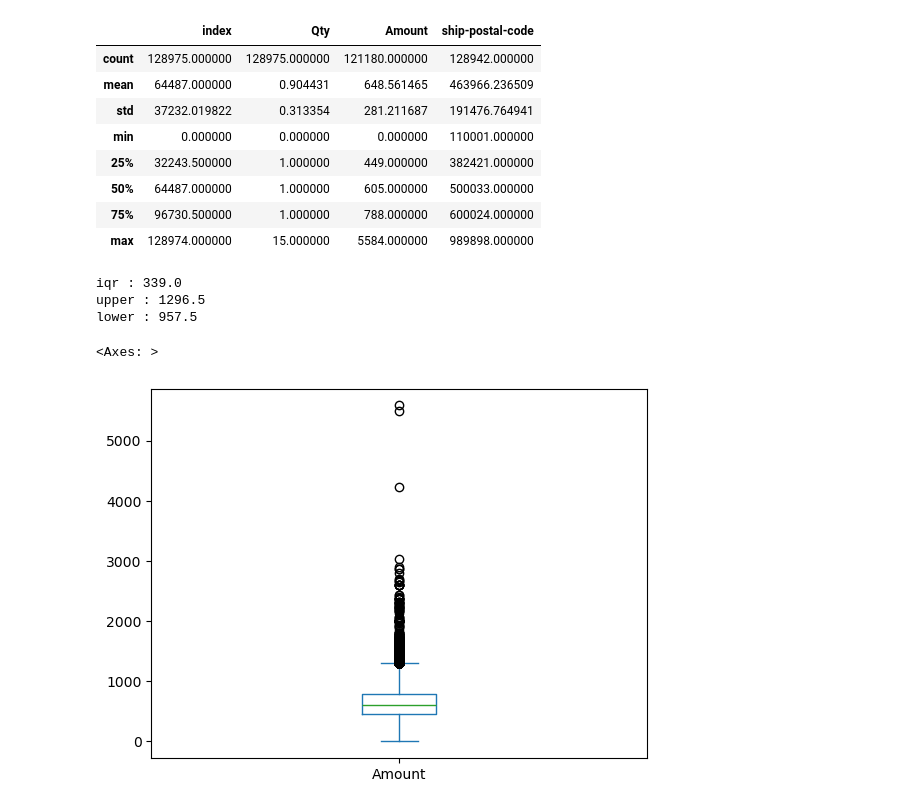
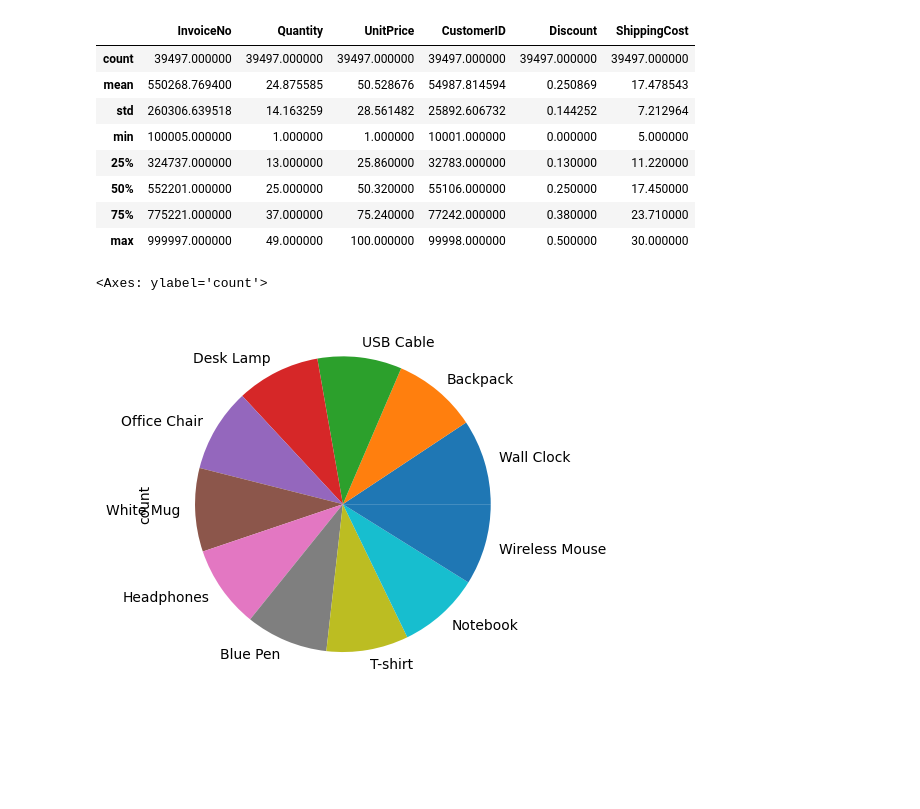
Before and after one commit to losiaawney/DEPI_Sales_project, a Jupyter notebook: DEPI_salesproject.ipynb, the cells around one changed output. Drawn from its saved outputs; the diff is of its cells as text; code cells hidden in the pictures; blank space fills up the shorter version.

```diff
--- a/DEPI_salesproject.ipynb
+++ b/DEPI_salesproject.ipynb
@@ -3,4 +6,4 @@ import pandas as pd
 # %%
-data=pd.read_csv(r"C:\Users\DELL PC\Downloads\Amazon Sale Report.csv")
+data=pd.read_csv(r"D:\DEPI_Sales_project\online_sales_dataset (2).csv")
 data.head(5)
 # %% [output]
@@ -34,2 +71,3 @@ memory usage: 22.8+ MB
 # %%
-data=data.drop_duplicates()
+data .duplicated().sum()
+#data=data.drop_duplicates()
@@ -90,0 +121,3 @@ data.loc[1:5,['Courier Status']]
+# %%
+data.dropna(inplace=True)
+data . reset_index(drop=True)
@@ -91,32 +157,17 @@ data.loc[1:5,['Courier Status']]
 # %%
 data.describe()
 # %% [output]
-|  | index | Qty | Amount | ship-postal-code |
-| count | 128975.000000 | 128975.000000 | 121180.000000 | 128942.000000 |
-| mean | 64487.000000 | 0.904431 | 648.561465 | 463966.236509 |
-| std | 37232.019822 | 0.313354 | 281.211687 | 191476.764941 |
-| min | 0.000000 | 0.000000 | 0.000000 | 110001.000000 |
-| 25% | 32243.500000 | 1.000000 | 449.000000 | 382421.000000 |
-| 50% | 64487.000000 | 1.000000 | 605.000000 | 500033.000000 |
-| 75% | 96730.500000 | 1.000000 | 788.000000 | 600024.000000 |
-| max | 128974.000000 | 15.000000 | 5584.000000 | 989898.000000 |
+|  | InvoiceNo | Quantity | UnitPrice | CustomerID | Discount | ShippingCost |
+| count | 39497.000000 | 39497.000000 | 39497.000000 | 39497.000000 | 39497.000000 | 39497.000000 |
+| mean | 550268.769400 | 24.875585 | 50.528676 | 54987.814594 | 0.250869 | 17.478543 |
+| std | 260306.639518 | 14.163259 | 28.561482 | 25892.606732 | 0.144252 | 7.212964 |
+| min | 100005.000000 | 1.000000 | 1.000000 | 10001.000000 | 0.000000 | 5.000000 |
+| 25% | 324737.000000 | 13.000000 | 25.860000 | 32783.000000 | 0.130000 | 11.220000 |
+| 50% | 552201.000000 | 25.000000 | 50.320000 | 55106.000000 | 0.250000 | 17.450000 |
+| 75% | 775221.000000 | 37.000000 | 75.240000 | 77242.000000 | 0.380000 | 23.710000 |
+| max | 999997.000000 | 49.000000 | 100.000000 | 99998.000000 | 0.500000 | 30.000000 |
-# %%
-# u, l to amount
-Q1=449.000000
-Q2=605.000000
-Q3=788.000000
-iqr=Q3-Q1
-print(f'iqr : {iqr}')
-ub=Q3+1.5*iqr
-lb=Q1+1.5*iqr
-print(f'upper : {ub}')
-print(f'lower : {lb}')
-# %% [output]
-iqr : 339.0
-upper : 1296.5
-lower : 957.5
 # %%
-data['Amount'].plot(kind='box')
+data['Description'].value_counts().plot(kind='pie'  )
 # %% [output]
-<Axes: >
+<Axes: ylabel='count'>
-[figure, old version]
+[figure, new version]
```
Also changed, not shown: parts of 46 cells of this notebook, 2 other files.
